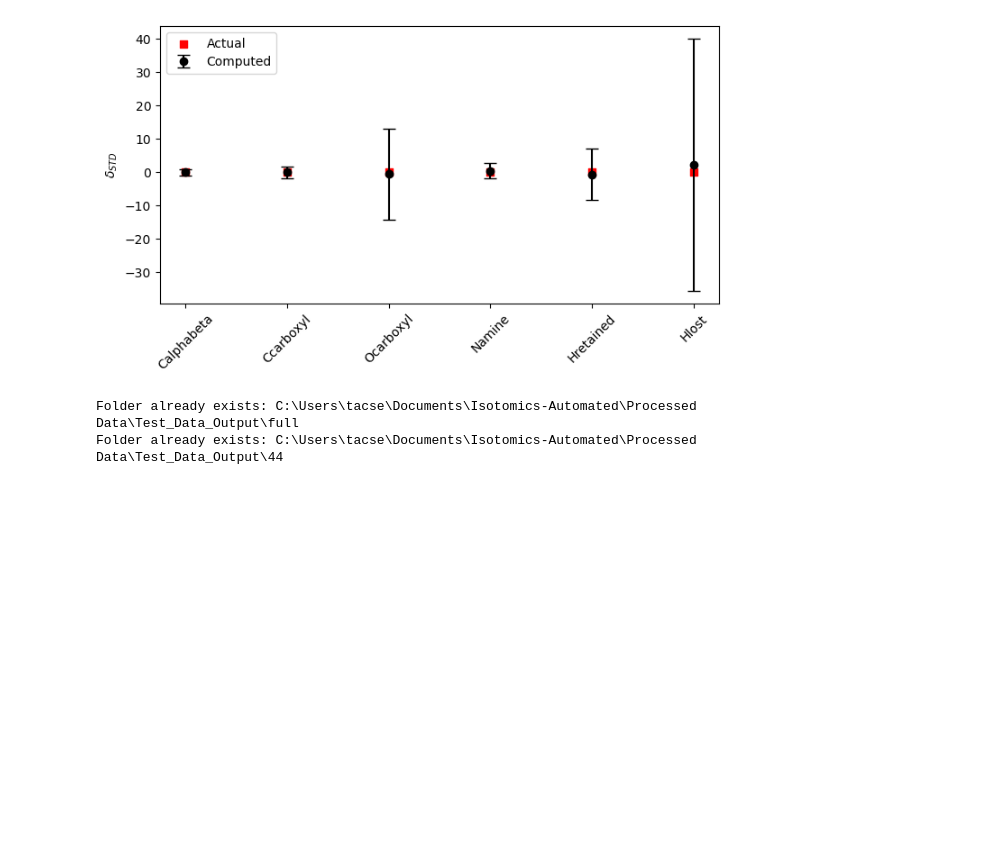
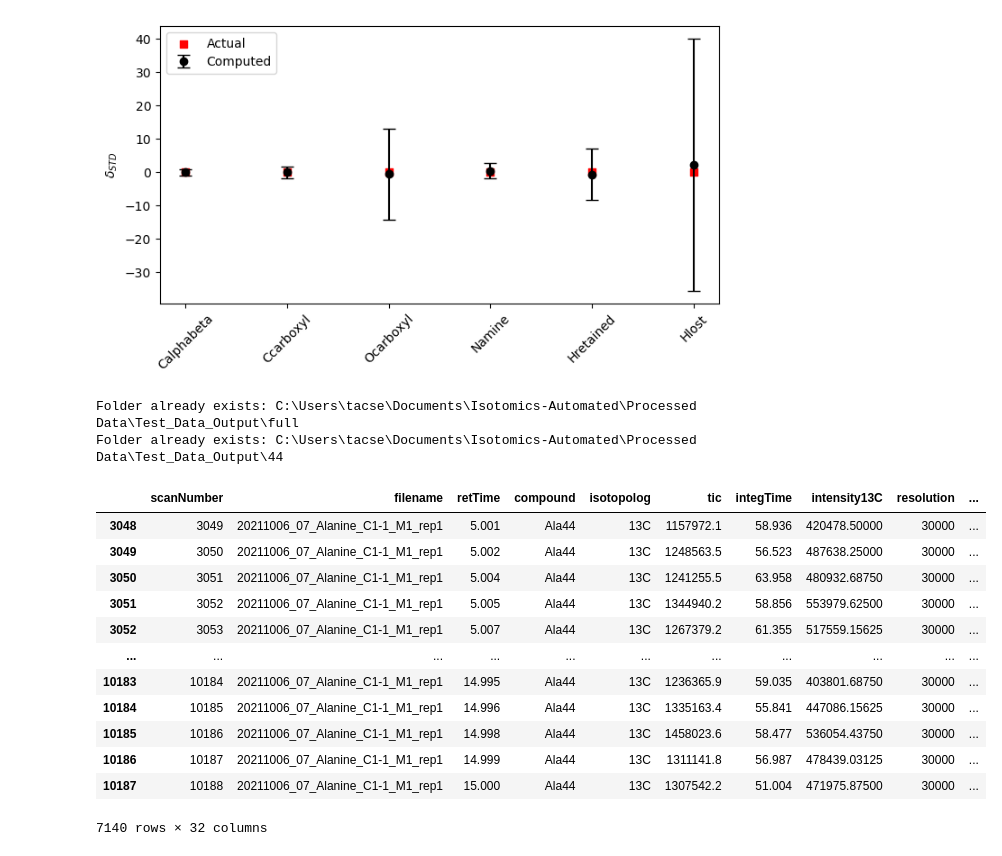
Before and after one commit to Csernica/Isotomics-Automated, a Jupyter notebook: alanine Example Script.ipynb, the cells around one changed output. Cells and saved outputs as stored; diff of their text form; code cells hidden in the pictures; blank space fills up the shorter version.

```diff
--- a/alanine Example Script.ipynb
+++ b/alanine Example Script.ipynb
@@ -155,6 +155,22 @@ rtnMeans, rtnMergedDict = dA.processIndividualAndAverageIsotopeRatios(fragmentFo
 
 #Now, your individual acquisition data will be output to a csv at the path you defined above within the "Processed Data" folder, which you can use to
 #calculate molecular average isotope ratio measurements. in step 5, you can set individual path names to look at TIC variation over the length of an acquisition.
+# %%
+rtnMergedDict['C:\\Users\\tacse\\Documents\\Isotomics-Automated\\Processed Data\\Test_Data_Output\\44\\Smp\\20211006_07_Alanine_C1-1_M1_rep1.isox']['mergedDf']
+# %% [output]
+|  | scanNumber | filename | retTime | compound | isotopolog | tic | integTime | intensity13C | resolution | ... |
+| 3048 | 3049 | 20211006_07_Alanine_C1-1_M1_rep1 | 5.001 | Ala44 | 13C | 1157972.1 | 58.936 | 420478.50000 | 30000 | ... |
+| 3049 | 3050 | 20211006_07_Alanine_C1-1_M1_rep1 | 5.002 | Ala44 | 13C | 1248563.5 | 56.523 | 487638.25000 | 30000 | ... |
+| 3050 | 3051 | 20211006_07_Alanine_C1-1_M1_rep1 | 5.004 | Ala44 | 13C | 1241255.5 | 63.958 | 480932.68750 | 30000 | ... |
+| 3051 | 3052 | 20211006_07_Alanine_C1-1_M1_rep1 | 5.005 | Ala44 | 13C | 1344940.2 | 58.856 | 553979.62500 | 30000 | ... |
+| 3052 | 3053 | 20211006_07_Alanine_C1-1_M1_rep1 | 5.007 | Ala44 | 13C | 1267379.2 | 61.355 | 517559.15625 | 30000 | ... |
+| ... | ... | ... | ... | ... | ... | ... | ... | ... | ... | ... |
+| 10183 | 10184 | 20211006_07_Alanine_C1-1_M1_rep1 | 14.995 | Ala44 | 13C | 1236365.9 | 59.035 | 403801.68750 | 30000 | ... |
+| 10184 | 10185 | 20211006_07_Alanine_C1-1_M1_rep1 | 14.996 | Ala44 | 13C | 1335163.4 | 55.841 | 447086.15625 | 30000 | ... |
+| 10185 | 10186 | 20211006_07_Alanine_C1-1_M1_rep1 | 14.998 | Ala44 | 13C | 1458023.6 | 58.477 | 536054.43750 | 30000 | ... |
+| 10186 | 10187 | 20211006_07_Alanine_C1-1_M1_rep1 | 14.999 | Ala44 | 13C | 1311141.8 | 56.987 | 478439.03125 | 30000 | ... |
+| 10187 | 10188 | 20211006_07_Alanine_C1-1_M1_rep1 | 15.000 | Ala44 | 13C | 1307542.2 | 51.004 | 471975.87500 | 30000 | ... |
+7140 rows × 32 columns
 # %%
 #STEP 5: SCREEN INDIVIDUAL DATA FILES
 #This step allows you to copy full path names of each of your data files and visualize what the TIC of that acquistion looks like over time.
```
Also changed, not shown: parts of 4 cells of this notebook, 5 other files.
